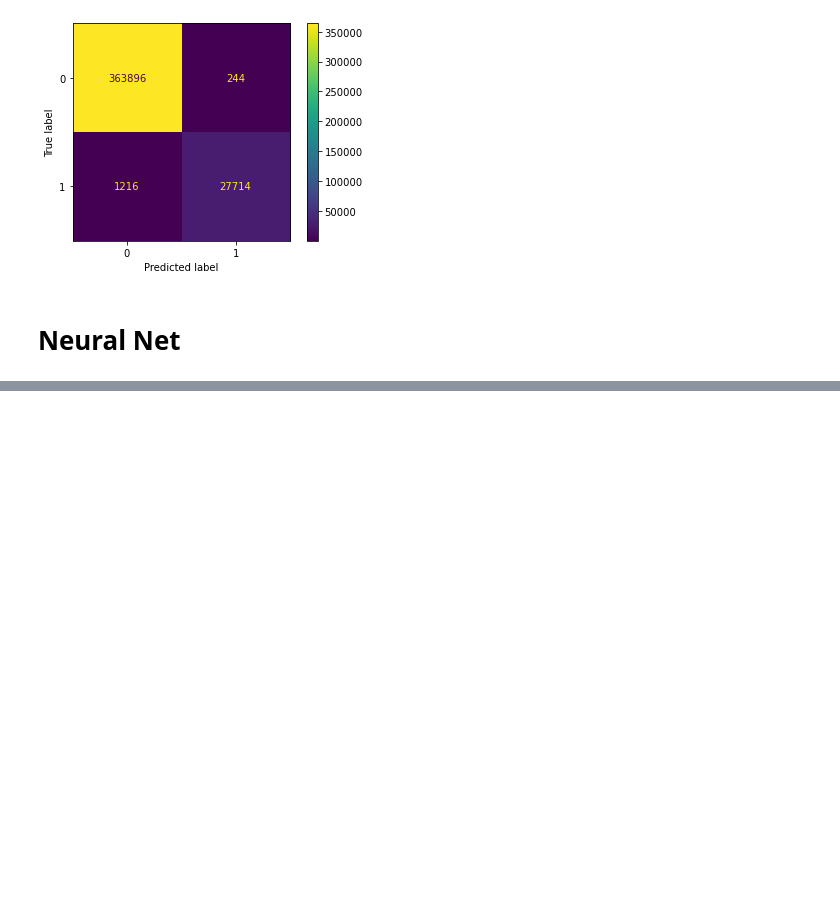
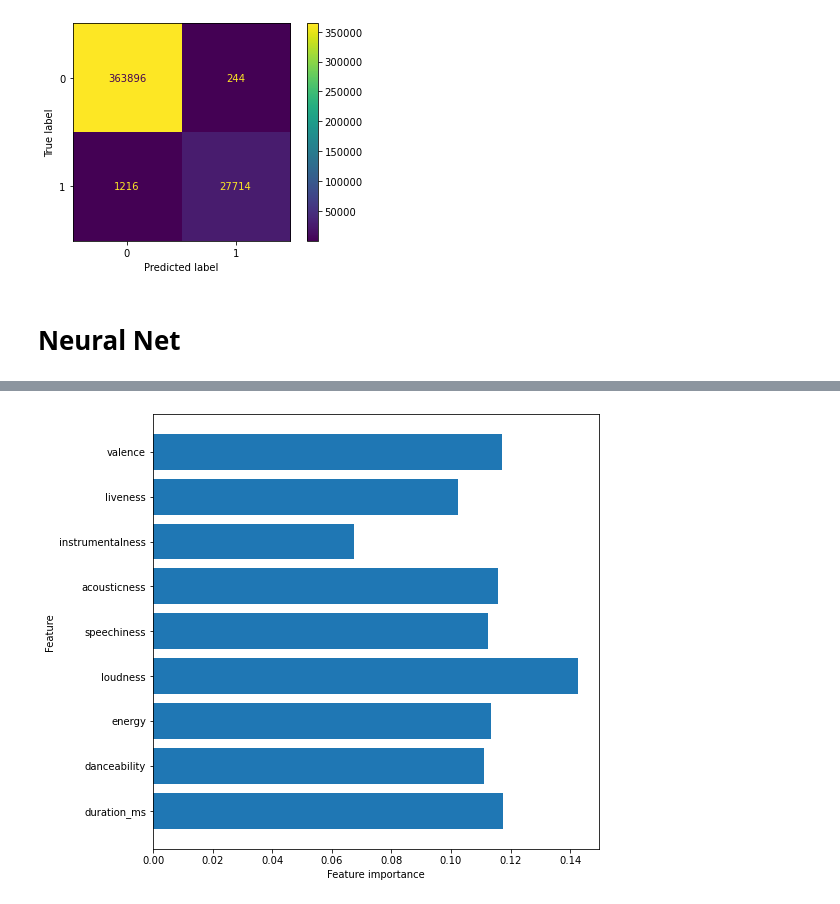
Before and after one commit to lorinhelfenstein/Spotify, a Jupyter notebook: notebooks/lorin/Final Notebook.ipynb, the cells around one changed output, grey strips where cells are left out. Cells and saved outputs as stored; diff of their text form; code cells hidden in the pictures; blank space fills up the shorter version.

```diff
--- a/notebooks/lorin/Final Notebook.ipynb
+++ b/notebooks/lorin/Final Notebook.ipynb
@@ -230,0 +235,4 @@ Epoch 7/25
+# %%
+plot_feature_importances(rf)
+# %% [output]
+[figure, added]
```
Also changed, not shown: parts of 1 cell of this notebook.
